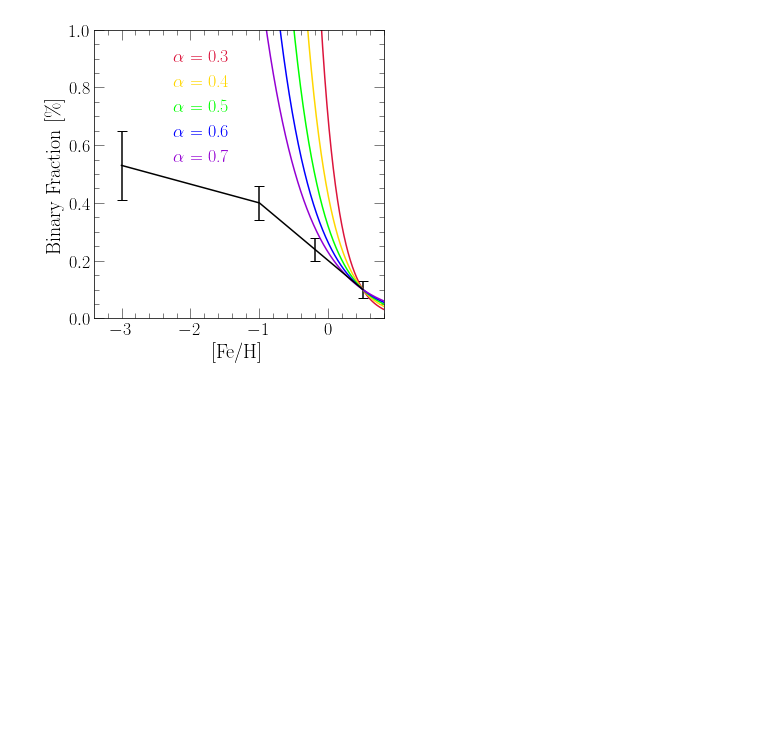
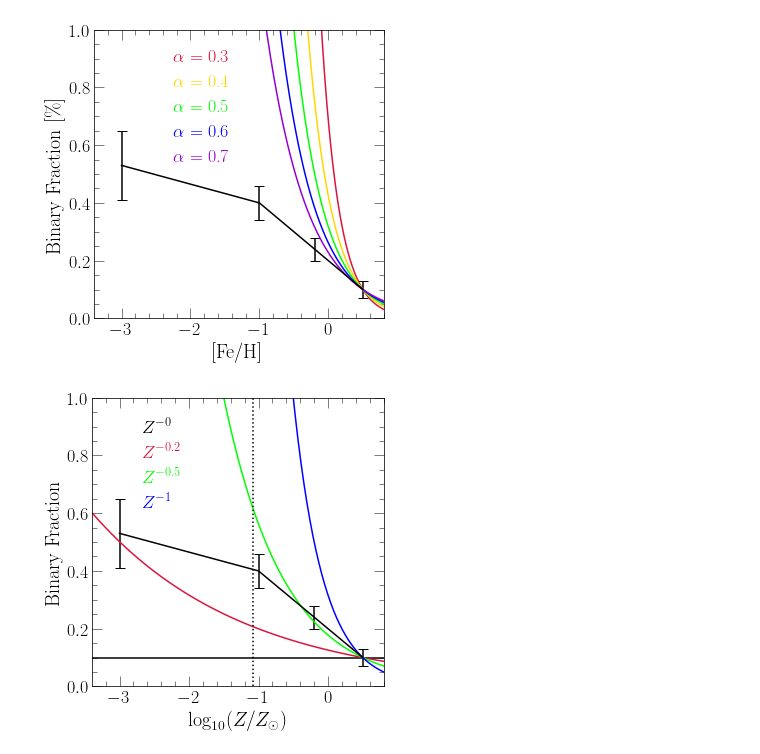
Before and after one commit to giganano/iarates, a Jupyter notebook: notebooks/binary_fracs.ipynb, the cells around one changed output. Saved outputs shown, nothing was run; the diff lists cells and outputs as text; code cells hidden in the pictures; blank space fills up the shorter version.

```diff
--- a/notebooks/binary_fracs.ipynb
+++ b/notebooks/binary_fracs.ipynb
@@ -81,3 +81,56 @@ plt.tight_layout()
 plt.show()
 # %% [output]
 [figure]
+# %%
+fig = plt.figure()
+ax = fig.add_subplot(111)
+ax.set_xlabel(r"$\log_{10}(Z / Z_\odot)$")
+ax.set_ylabel("Binary Fraction")
+ax.set_xlim([-3.4, 0.8])
+ax.set_ylim([0, 1])
+xvals = [-3, -1, -0.2, +0.5]
+yvals = [0.53, 0.40, 0.24, 0.1]
+yerrs = [0.12, 0.06, 0.04, 0.03]
+kwargs = {
+    "c": named_colors()["black"],
+    "yerr": yerrs
+}
+ax.errorbar(xvals, yvals, **kwargs)
+
+class z_scaling:
+
+    def __init__(self, index):
+        self.index = index
+
+    def __call__(self, logz):
+        z = 10**logz
+        return z**(-self.index)
+
+indeces = [0, 0.2, 0.5, 1]
+colors = ["black", "crimson", "lime", "blue"]
+for i in range(len(indeces)):
+    base = 0.1 # At log10(Z / Zsun) = +0.5
+    xvals = np.linspace(ax.get_xlim()[0], ax.get_xlim()[1], 100)
+    scaling = z_scaling(indeces[i])
+    yvals = []
+    for j in range(len(xvals)): yvals.append(base * scaling(xvals[j] - 0.5))
+    kwargs = {
+        "c": named_colors()[colors[i]],
+        "label": r"$Z^{-%g}$" % (indeces[i])
+    }
+    ax.plot(xvals, yvals, **kwargs)
+
+kwargs = {
+    "loc": mpl_loc("upper left"),
+    "bbox_to_anchor": (0.1, 0.98),
+    "handlelength": 0
+}
+leg = ax.legend(**kwargs)
+fancy_legend(leg, colors)
+
+ax.axvline(-1.08, c = named_colors()["black"], linestyle = ':')
+
+plt.tight_layout()
+plt.show()
+# %% [output]
+[figure, added]
```
Also changed, not shown: 3 other files.
